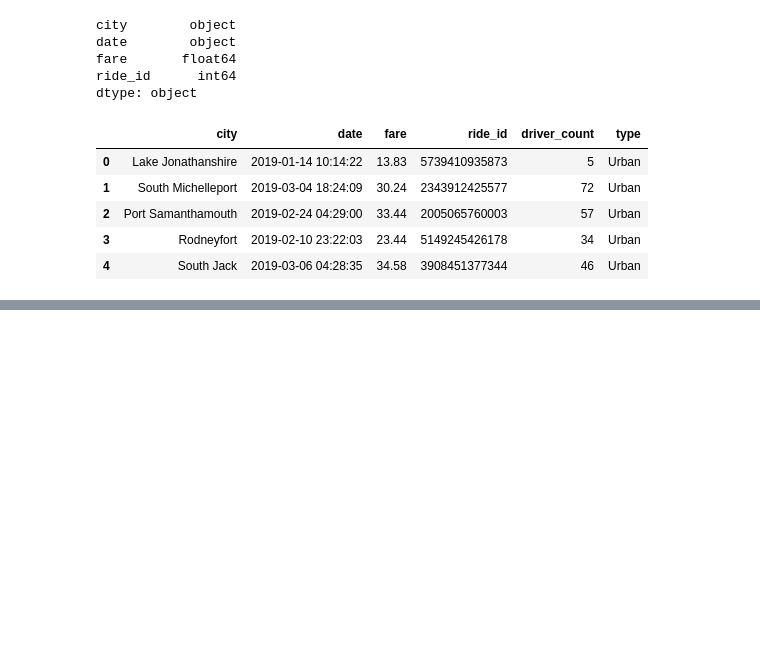
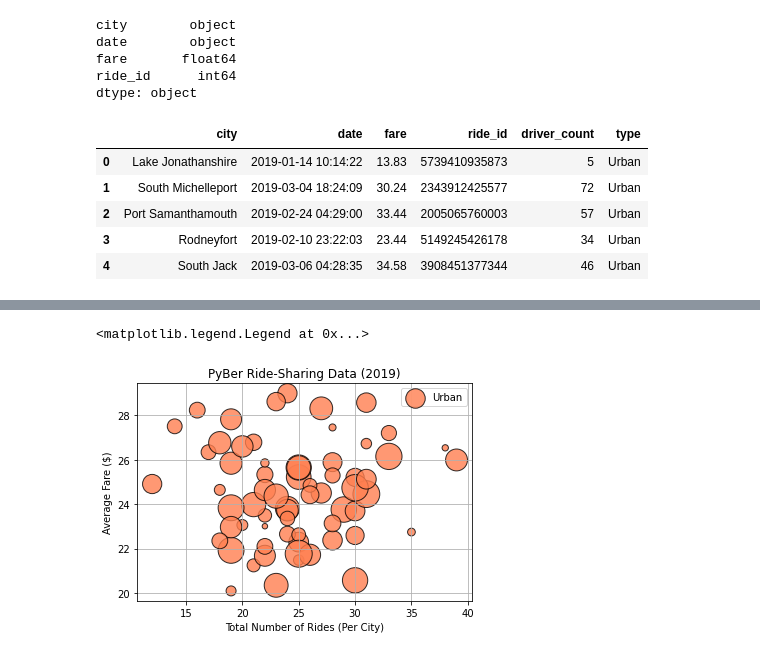
Before and after one commit to adinfinitum225/PyBer_Analysis, a Jupyter notebook: PyBer.ipynb, the cells around one changed output, grey strips where cells are left out. Drawn from its saved outputs; the diff is of its cells as text; code cells hidden in the pictures; blank space fills up the shorter version.

```diff
--- a/PyBer.ipynb
+++ b/PyBer.ipynb
@@ -111,0 +144,9 @@ pyber_data_df.head()
+# %%
+# Get the number of rides for the cities by type
+urban_ride_count = urban_cities_df.groupby(["city"]).count()["ride_id"]
+suburban_ride_count = suburban_cities_df.groupby(["city"]).count()["ride_id"]
+rural_ride_count = rural_cities_df.groupby(["city"]).count()["ride_id"]
+
+print(urban_ride_count.head())
+print(suburban_ride_count.head())
+print(rural_ride_count.head())
@@ -111,0 +171,9 @@ pyber_data_df.head()
+# %%
+# Get average fare for each city by type
+urban_avg_fare = urban_cities_df.groupby(["city"]).mean()["fare"]
+suburban_avg_fare = suburban_cities_df.groupby(["city"]).mean()["fare"]
+rural_avg_fare = rural_cities_df.groupby(["city"]).mean()["fare"]
+
+print(urban_avg_fare.head())
+print(suburban_avg_fare.head())
+print(rural_avg_fare.head())
@@ -111,0 +198,9 @@ pyber_data_df.head()
+# %%
+# Get average fare for each city by type
+urban_driver_count = urban_cities_df.groupby(["city"]).mean()["driver_count"]
+suburban_driver_count = suburban_cities_df.groupby(["city"]).mean()["driver_count"]
+rural_driver_count = rural_cities_df.groupby(["city"]).mean()["driver_count"]
+
+print(urban_driver_count.head())
+print(suburban_driver_count.head())
+print(rural_driver_count.head())
@@ -111,0 +225,11 @@ pyber_data_df.head()
+# %%
+# Build the scatter plots for urban cities
+plt.scatter(urban_ride_count, urban_avg_fare, s=[i*10 for i in urban_driver_count], c="coral", alpha=0.8, edgecolor='k', linewidths=1, label='Urban')
+plt.title("PyBer Ride-Sharing Data (2019)")
+plt.ylabel("Average Fare ($)")
+plt.xlabel("Total Number of Rides (Per City)")
+plt.grid(True)
+plt.legend()
+# %% [output]
+<matplotlib.legend.Legend at 0x...>
+[figure, added]
```
Also changed, not shown: parts of 7 cells of this notebook, 1 other file.
